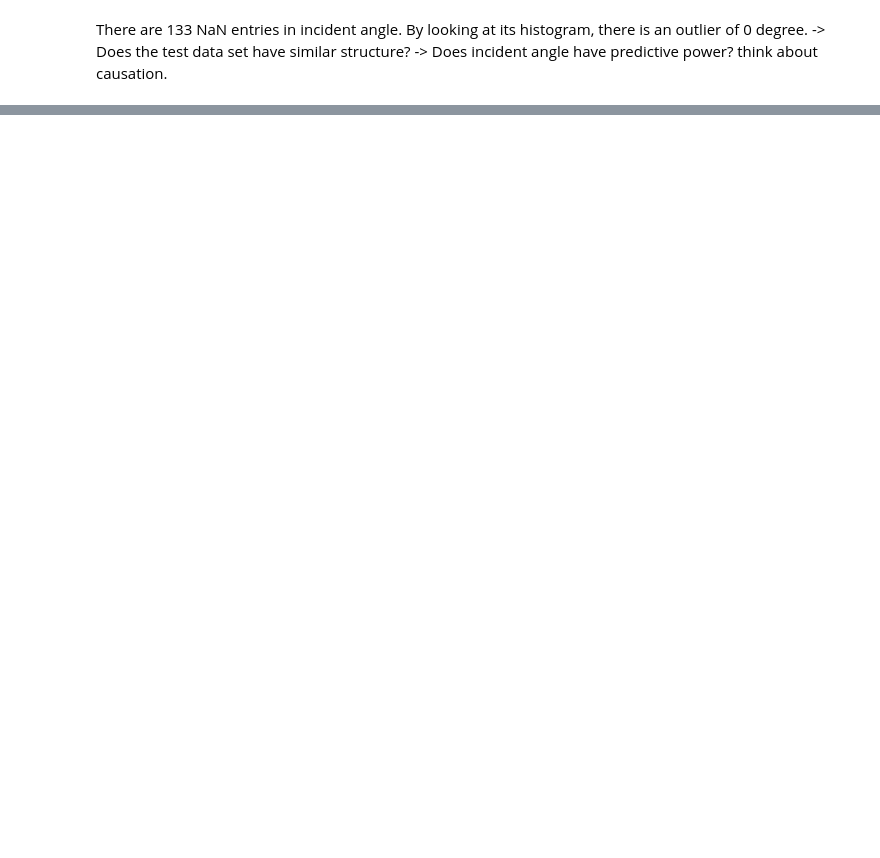
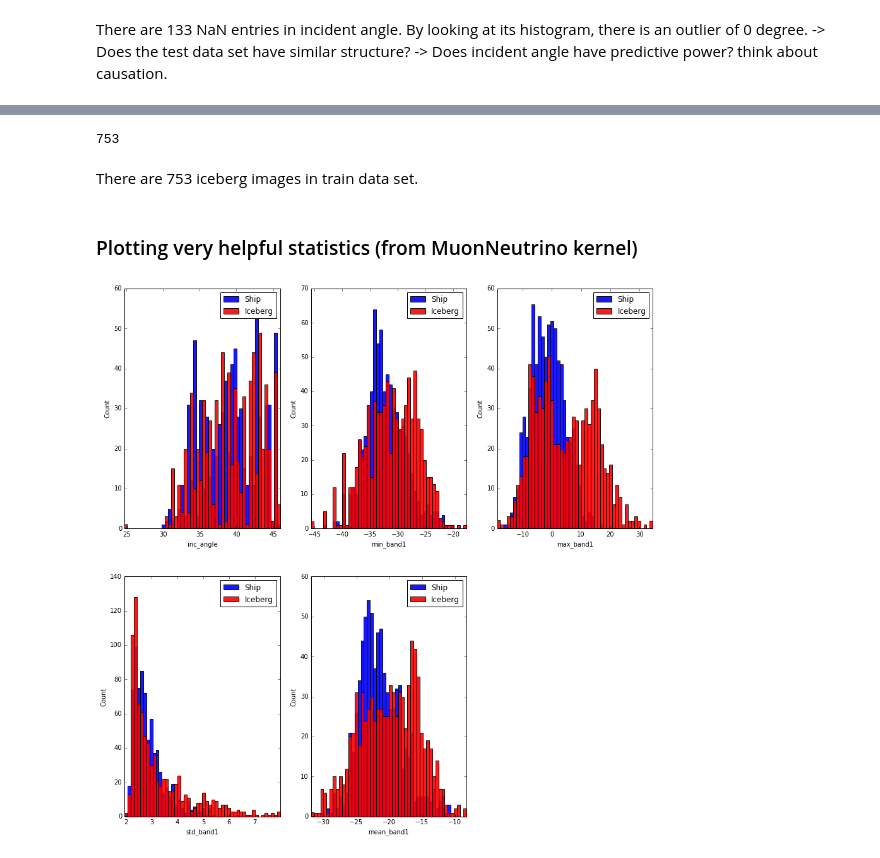
Before and after one commit to hieu325/icebergclassifier, a Jupyter notebook: LogisticRegressionModel.ipynb, the cells around one changed output, grey strips where cells are left out. Drawn from its saved outputs; the diff is of its cells as text; code cells hidden in the pictures; blank space fills up the shorter version.

```diff
--- a/LogisticRegressionModel.ipynb
+++ b/LogisticRegressionModel.ipynb
@@ -117,0 +145,28 @@ plt.hist(incangle[np.isfinite(incangle)],range=[0,90],bins=40)
+# %%
+sum(train.iloc[:,4])
+# %% [output]
+753
+# %% [markdown]
+There are 753 iceberg images in train data set.
+# %% [markdown]
+### Plotting very helpful statistics (from MuonNeutrino kernel)
+# %%
+def get_stats(train,label=1):
+    train['max_band'+str(label)] = [np.max(np.array(x)) for x in train['band_'+str(label)] ]
+    train['min_band'+str(label)] = [np.min(np.array(x)) for x in train['band_'+str(label)] ]
+    train['std_band'+str(label)] = [np.std(np.array(x)) for x in train['band_'+str(label)] ]
+    train['mean_band'+str(label)] = [np.mean(np.array(x)) for x in train['band_'+str(label)] ]
+    return train
+
+
+def plot_var(name,nbins=50):
+    minval = train[name].min()
+    maxval = train[name].max()
+    plt.hist(train.loc[train.is_iceberg==1,name],range=[minval,maxval],
+             bins=nbins,color='b',alpha=0.9,label='Ship')
+    plt.hist(train.loc[train.is_iceberg==0,name],range=[minval,maxval],
+             bins=nbins,color='r',alpha=0.9,label='Iceberg')
+    plt.legend()
+    plt.xlim([minval,maxval])
+    plt.xlabel(name)
+    plt.ylabel('Count')
@@ -117,0 +177,10 @@ plt.hist(incangle[np.isfinite(incangle)],range=[0,90],bins=40)
+# %%
+fig = plt.figure(figsize=(15,15))
+i=0
+for col in ['inc_angle','min_band1','max_band1','std_band1','mean_band1']:
+    ax = fig.add_subplot(2,3,i+1)
+    plot_var(col)
+    i=i+1
+plt.show()
+# %% [output]
+[figure, added]
```
Also changed, not shown: parts of 13 cells of this notebook.
